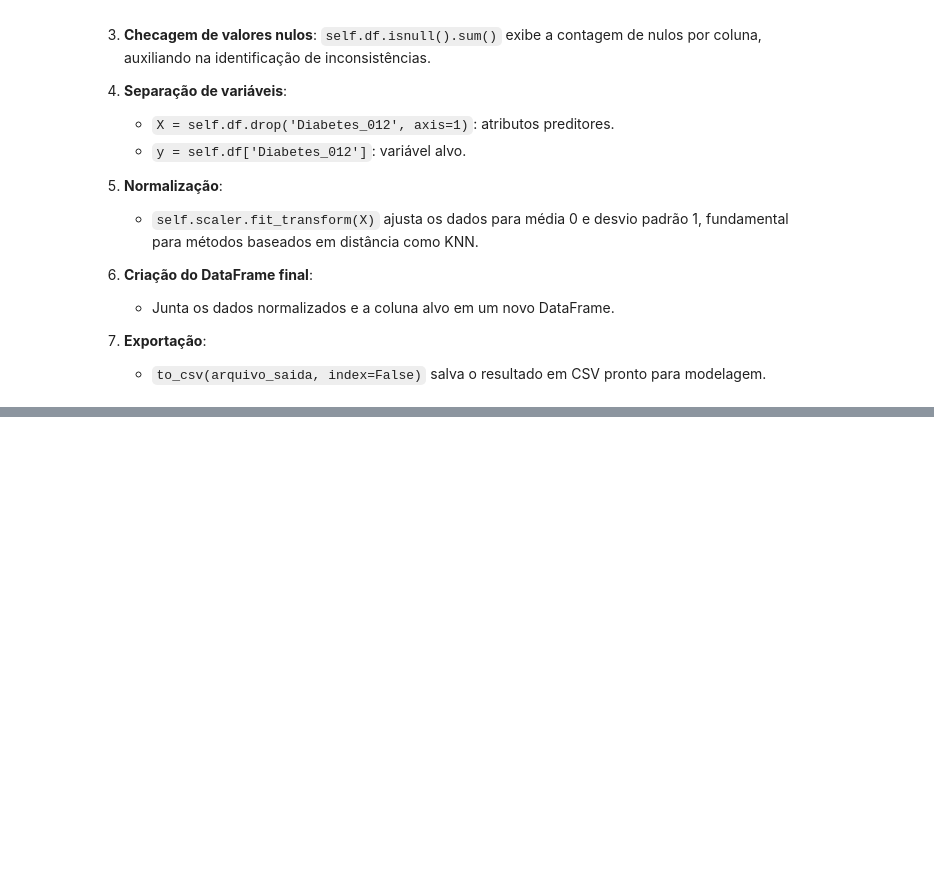
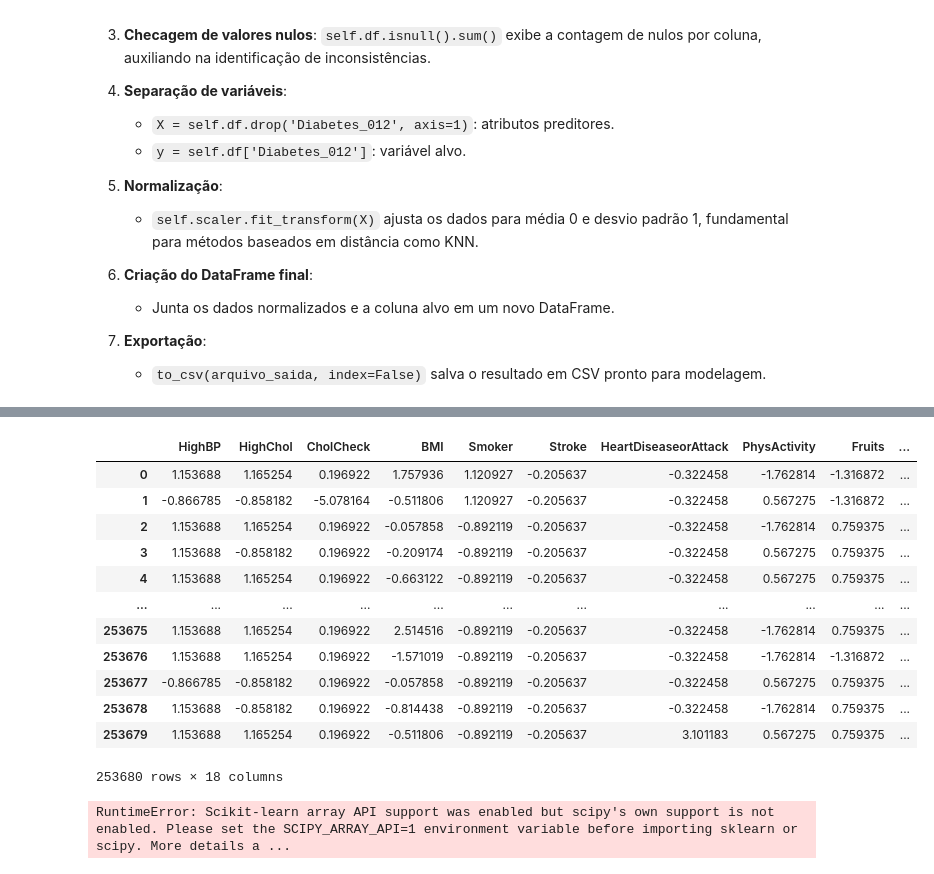
Before and after one commit to kessiarodrigues/pi-dsm-6-2025, a Jupyter notebook: pre_processamento.ipynb, the cells around one changed output, grey strips where cells are left out. Drawn from its saved outputs; the diff is of its cells as text; code cells hidden in the pictures; blank space fills up the shorter version.

```diff
--- a/pre_processamento.ipynb
+++ b/pre_processamento.ipynb
@@ -149,0 +168,6 @@ dtype: int64
+# %%
+df = pd.read_csv("cleaned.csv")
+
+df.info()
+X = df.drop("Diabetes_012", axis=1)
+Y = df["Diabetes_012"]
@@ -149,0 +192,24 @@ dtype: int64
+# %%
+
+df
+# %% [output]
+|  | HighBP | HighChol | CholCheck | BMI | Smoker | Stroke | HeartDiseaseorAttack | PhysActivity | Fruits | ... |
+| 0 | 1.153688 | 1.165254 | 0.196922 | 1.757936 | 1.120927 | -0.205637 | -0.322458 | -1.762814 | -1.316872 | ... |
+| 1 | -0.866785 | -0.858182 | -5.078164 | -0.511806 | 1.120927 | -0.205637 | -0.322458 | 0.567275 | -1.316872 | ... |
+| 2 | 1.153688 | 1.165254 | 0.196922 | -0.057858 | -0.892119 | -0.205637 | -0.322458 | -1.762814 | 0.759375 | ... |
+| 3 | 1.153688 | -0.858182 | 0.196922 | -0.209174 | -0.892119 | -0.205637 | -0.322458 | 0.567275 | 0.759375 | ... |
+| 4 | 1.153688 | 1.165254 | 0.196922 | -0.663122 | -0.892119 | -0.205637 | -0.322458 | 0.567275 | 0.759375 | ... |
+| ... | ... | ... | ... | ... | ... | ... | ... | ... | ... | ... |
+| 253675 | 1.153688 | 1.165254 | 0.196922 | 2.514516 | -0.892119 | -0.205637 | -0.322458 | -1.762814 | 0.759375 | ... |
+| 253676 | 1.153688 | 1.165254 | 0.196922 | -1.571019 | -0.892119 | -0.205637 | -0.322458 | -1.762814 | -1.316872 | ... |
+| 253677 | -0.866785 | -0.858182 | 0.196922 | -0.057858 | -0.892119 | -0.205637 | -0.322458 | 0.567275 | 0.759375 | ... |
+| 253678 | 1.153688 | -0.858182 | 0.196922 | -0.814438 | -0.892119 | -0.205637 | -0.322458 | -1.762814 | 0.759375 | ... |
+| 253679 | 1.153688 | 1.165254 | 0.196922 | -0.511806 | -0.892119 | -0.205637 | 3.101183 | 0.567275 | 0.759375 | ... |
+253680 rows × 18 columns
+# %%
+from imblearn.over_sampling import SMOTE
+
+smote = SMOTE(random_state=42)
+X_resampled, y_resampled = smote.fit_resample(X, Y)
+# %% [output]
+RuntimeError: Scikit-learn array API support was enabled but scipy's own support is not enabled. Please set the SCIPY_ARRAY_API=1 environment variable before importing sklearn or scipy. More details a ...
```
Also changed, not shown: parts of 5 cells of this notebook.
